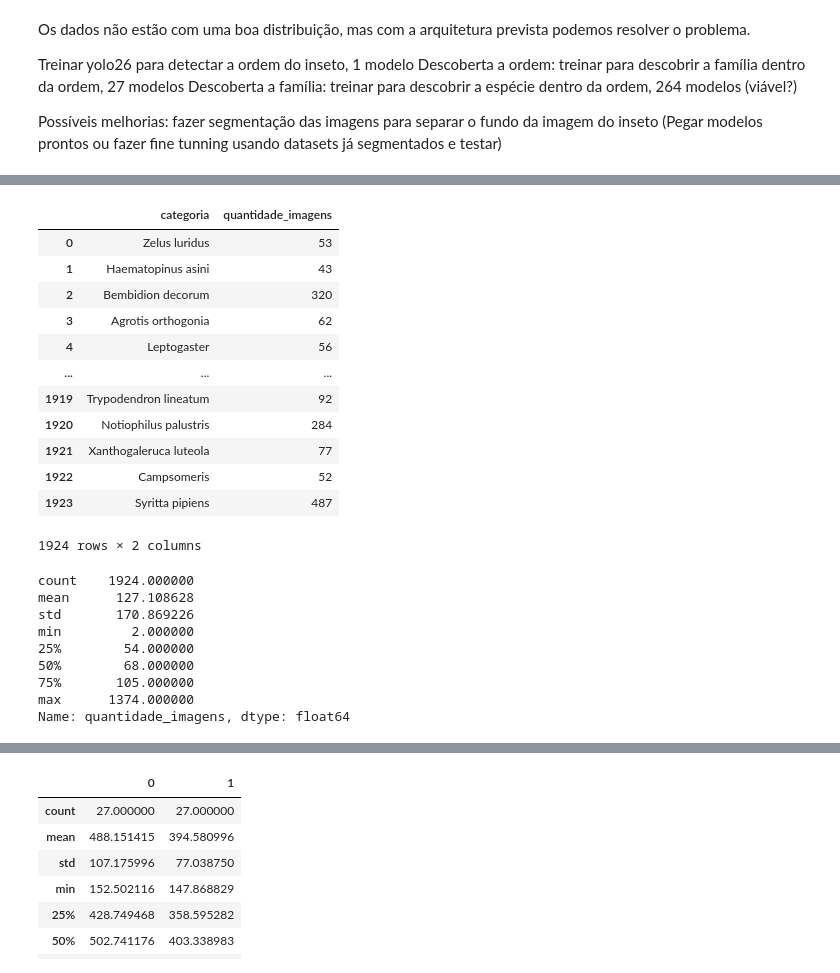
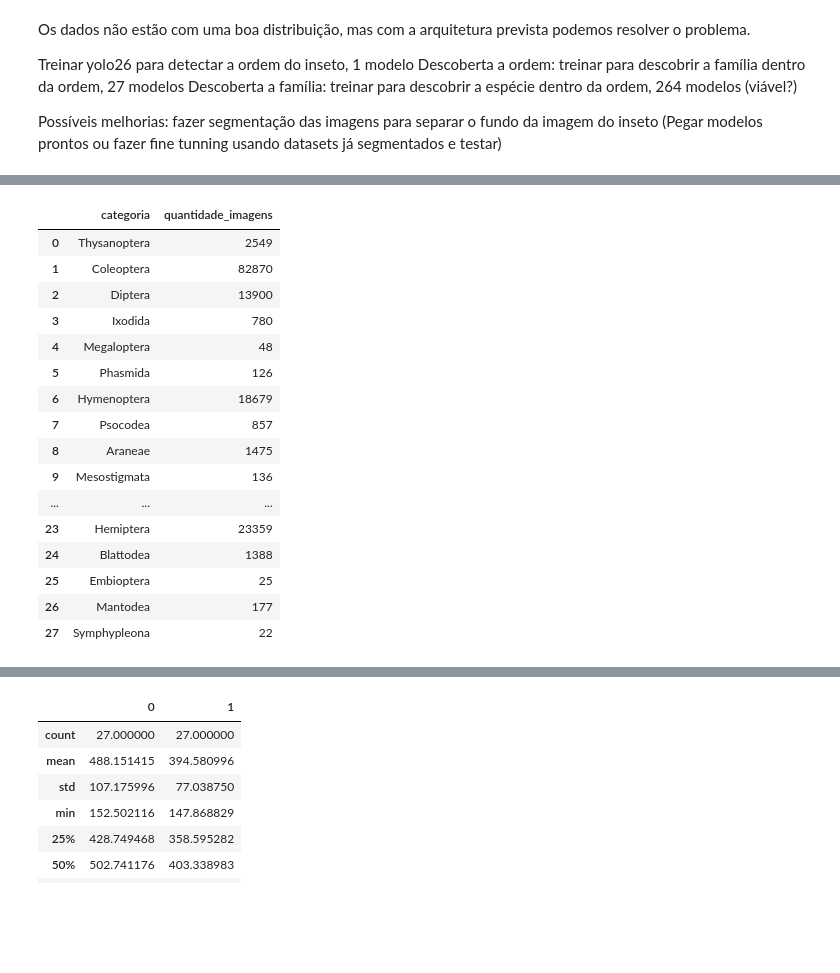
Before and after one commit to JBradachi/ml-engineering, a Jupyter notebook: final-project/data.ipynb, the cells around one changed output, grey strips where cells are left out. Cells and saved outputs as stored; diff of their text form; code cells hidden in the pictures; blank space fills up the shorter version.

```diff
--- a/final-project/data.ipynb
+++ b/final-project/data.ipynb
@@ -71,31 +75,23 @@ def get_df(path):
     return df
 # %%
 # métricas a nivel de espécie
-df_species = get_df('/home/bradachi/Downloads/datasets/final/especies')
-df_species
+df_ordem = get_df('/home/bradas/Downloads/insetos/ordem/ordem_yolo/train')
+df_ordem
 # %% [output]
 |  | categoria | quantidade_imagens |
-| 0 | Zelus luridus | 53 |
-| 1 | Haematopinus asini | 43 |
-| 2 | Bembidion decorum | 320 |
-| 3 | Agrotis orthogonia | 62 |
-| 4 | Leptogaster | 56 |
+| 0 | Thysanoptera | 2549 |
+| 1 | Coleoptera | 82870 |
+| 2 | Diptera | 13900 |
+| 3 | Ixodida | 780 |
+| 4 | Megaloptera | 48 |
+| 5 | Phasmida | 126 |
+| 6 | Hymenoptera | 18679 |
+| 7 | Psocodea | 857 |
+| 8 | Araneae | 1475 |
+| 9 | Mesostigmata | 136 |
 | ... | ... | ... |
-| 1919 | Trypodendron lineatum | 92 |
-| 1920 | Notiophilus palustris | 284 |
-| 1921 | Xanthogaleruca luteola | 77 |
-| 1922 | Campsomeris | 52 |
-| 1923 | Syritta pipiens | 487 |
+| 23 | Hemiptera | 23359 |
+| 24 | Blattodea | 1388 |
+| 25 | Embioptera | 25 |
+| 26 | Mantodea | 177 |
+| 27 | Symphypleona | 22 |
-1924 rows × 2 columns
-# %%
-df_species['quantidade_imagens'].describe()
-# %% [output]
-count    1924.000000
-mean      127.108628
-std       170.869226
-min         2.000000
-25%        54.000000
-50%        68.000000
-75%       105.000000
-max      1374.000000
-Name: quantidade_imagens, dtype: float64
```
Also changed, not shown: parts of 13 cells of this notebook, 33 other files.
